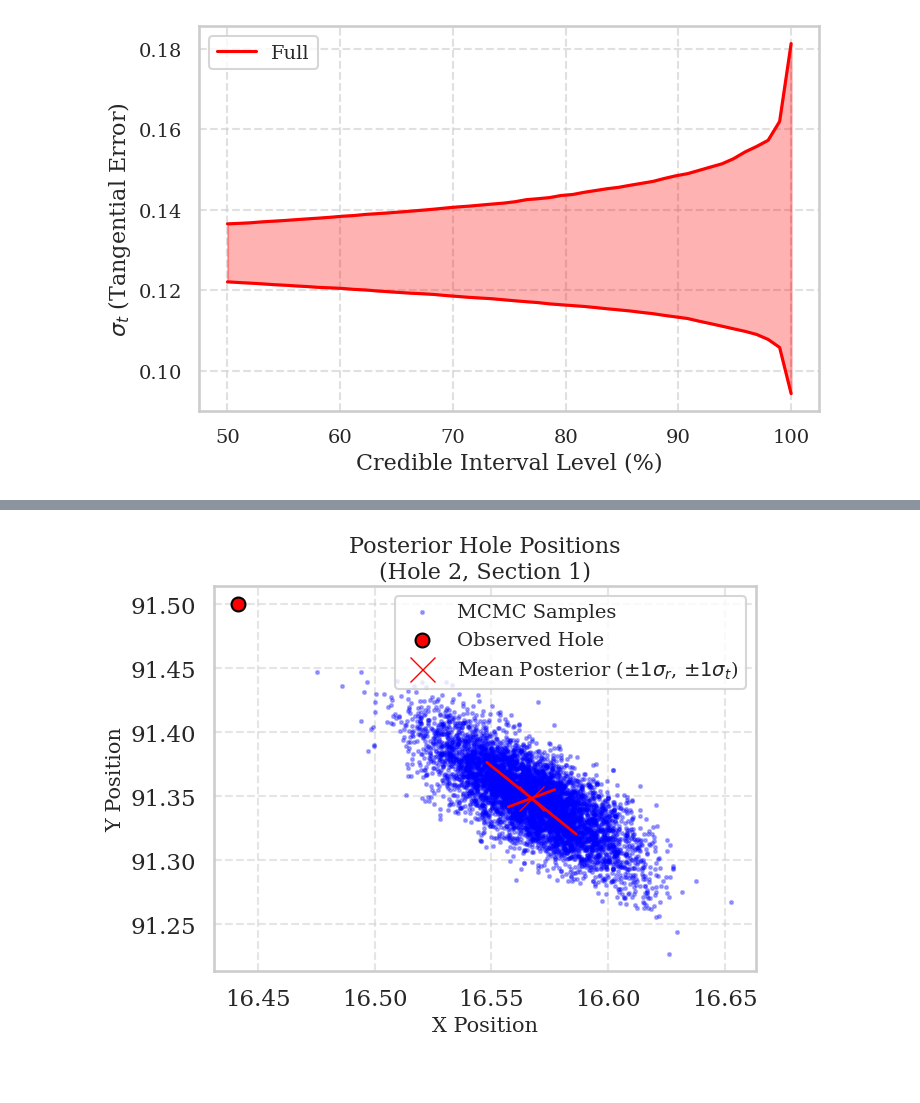
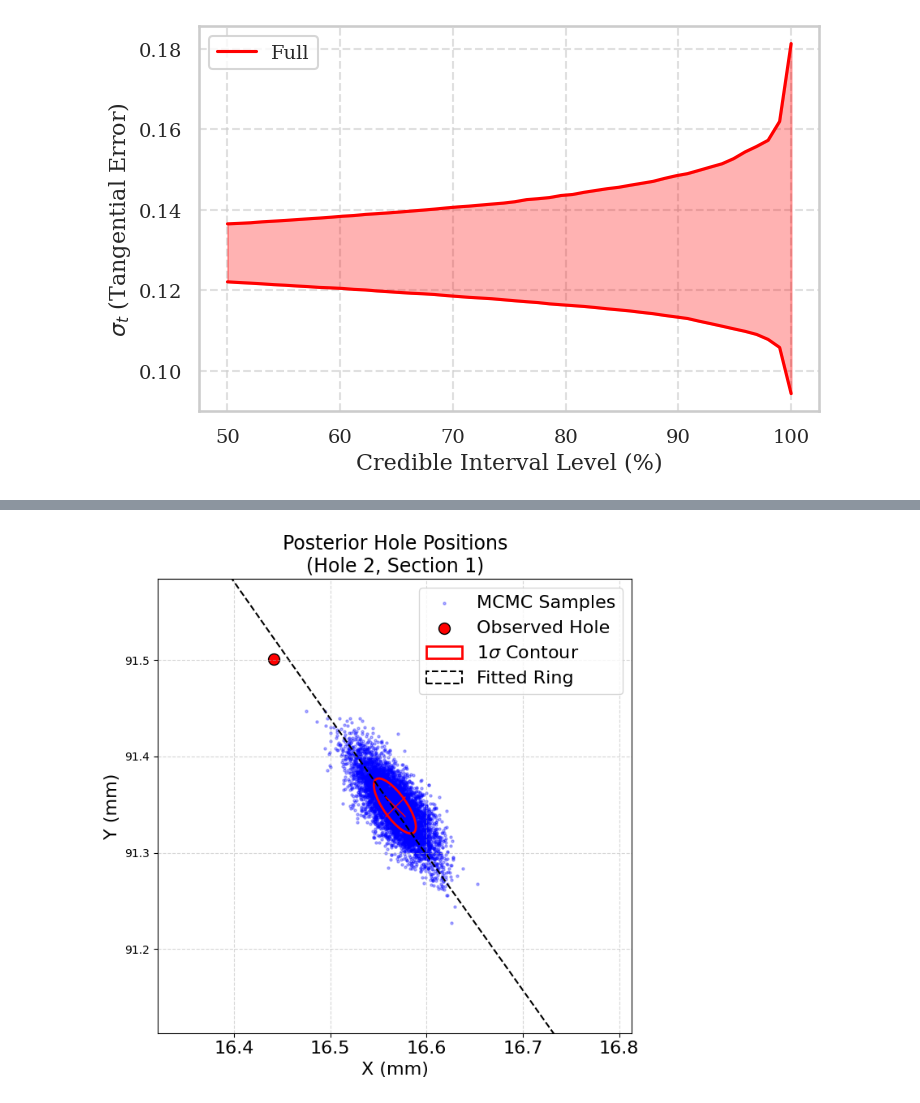
Before and after one commit to JacobTutt/antikythera_bayesian_analysis, a Jupyter notebook: Notebook_1_Anisotropic.ipynb, the cells around one changed output, grey strips where cells are left out. Saved outputs shown, nothing was run; the diff lists cells and outputs as text; code cells hidden in the pictures; blank space fills up the shorter version.

```diff
--- a/Notebook_1_Anisotropic.ipynb
+++ b/Notebook_1_Anisotropic.ipynb
@@ -730,3 +737,3 @@ Hole_loc = Antikythera_Anisotropic_Basic_Filter.plot_posterior_holes(posterior_d
 # %%
-Hole_loc = Antikythera_Anisotropic_Basic_Filter.plot_posterior_holes(posterior_data = 'stored_results/Anisotropic_Basic_Opt_NUTS.nc', hole_no=2, section_no=1)
+Hole_loc = Antikythera_Anisotropic_Basic_Filter.plot_posterior_holes_2(posterior_data = 'stored_results/Anisotropic_Basic_Opt_NUTS.nc', hole_no=2, section_no=1)
 # %% [output]
@@ -735 +744 @@ Hole_loc = Antikythera_Anisotropic_Basic_Filter.plot_posterior_holes(posterior_d
-[figure, old version]
+[figure, new version]
```
Also changed, not shown: parts of 11 cells of this notebook, 4 other files.
